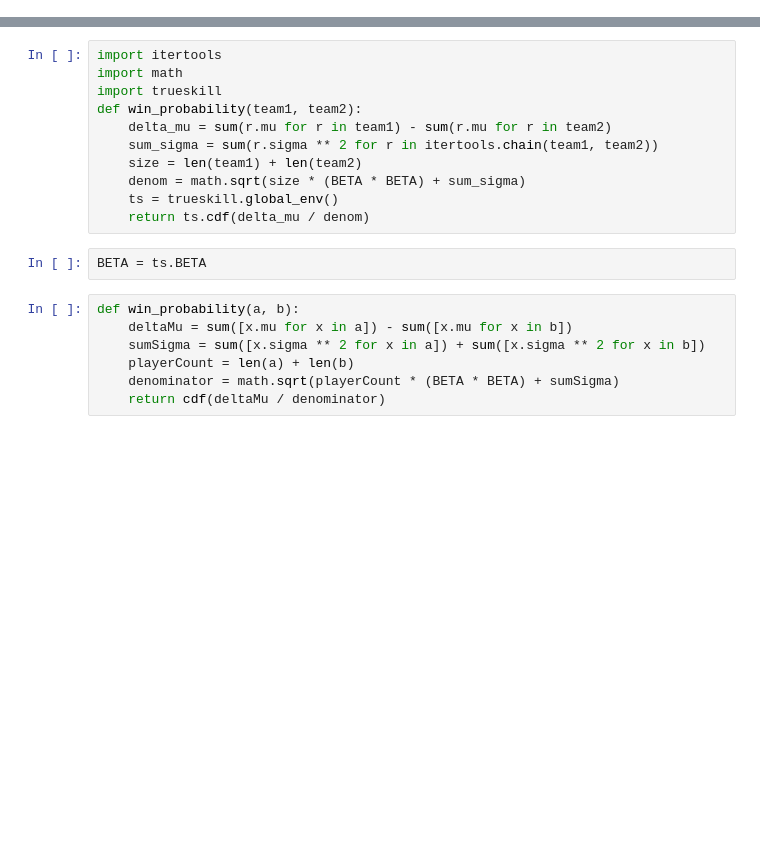
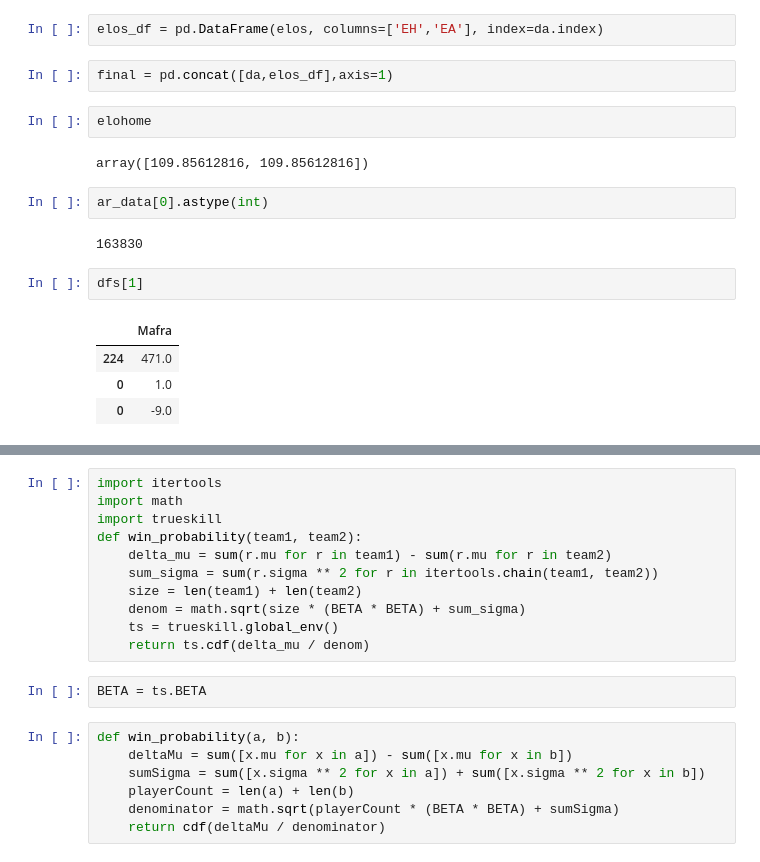
Before and after one commit to gpamfilis/PGMS, a Jupyter notebook: scoring/experimenting.ipynb, the cells around one changed output, grey strips where cells are left out. Cells and saved outputs as stored; diff of their text form; blank space fills up the shorter version.

```diff
--- a/scoring/experimenting.ipynb
+++ b/scoring/experimenting.ipynb
@@ -6,0 +279,19 @@ import numpy as np
+# %%
+elos_df = pd.DataFrame(elos, columns=['EH','EA'], index=da.index)
+# %%
+final = pd.concat([da,elos_df],axis=1)
+# %%
+elohome
+# %% [output]
+array([109.85612816, 109.85612816])
+# %%
+ar_data[0].astype(int)
+# %% [output]
+163830
+# %%
+dfs[1]
+# %% [output]
+|  | Mafra |
+| 224 | 471.0 |
+| 0 | 1.0 |
+| 0 | -9.0 |
```
Also changed, not shown: parts of 58 cells of this notebook, 19 other files.
